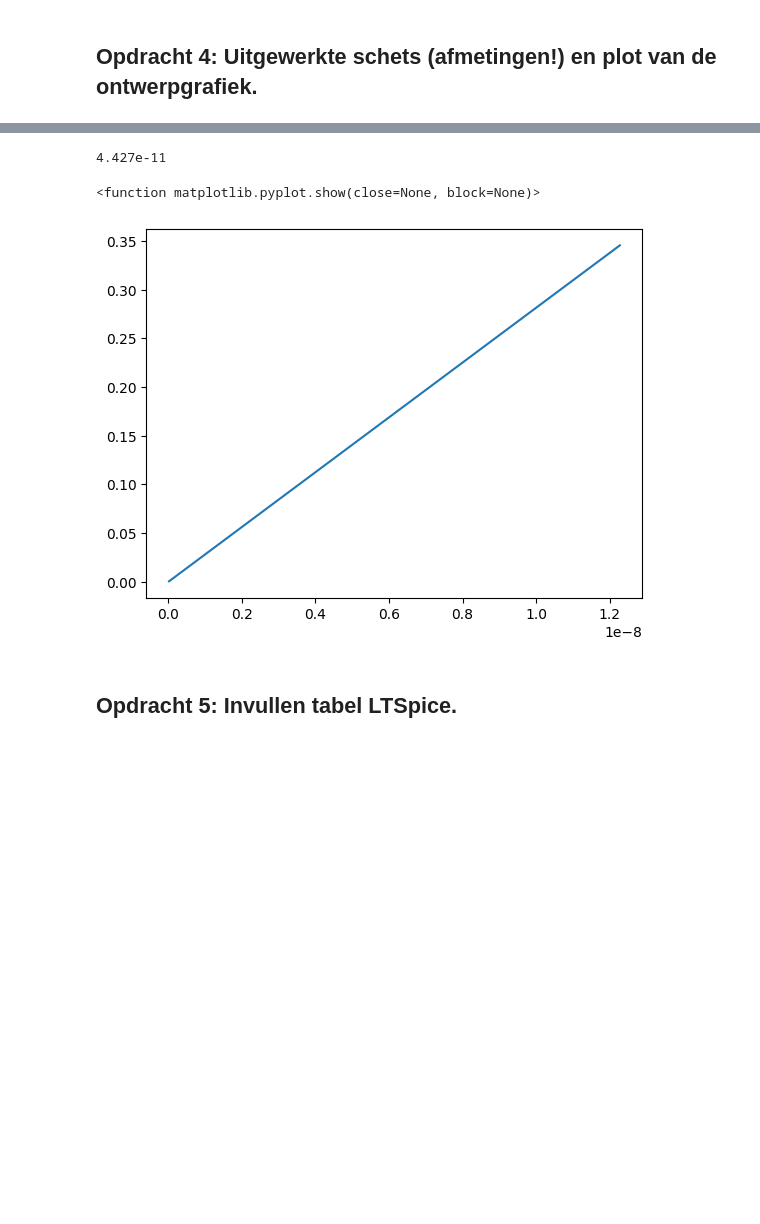
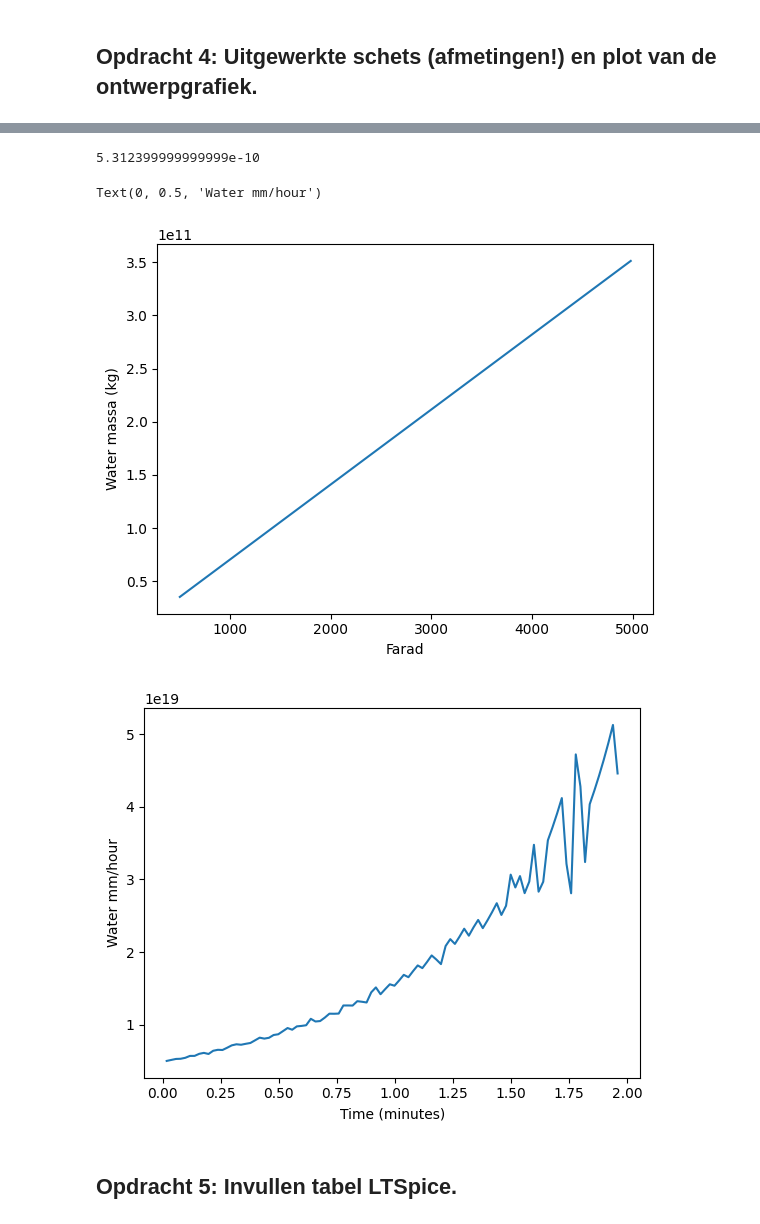
Before and after one commit to tijnderks-maker/opdrachten-DEF-D, a Jupyter notebook: FysiekeOntwerpopdrachten/2OntwerpEenSensorCondensator/DEFOntwerpopdracht2OntwerpEenSensorInvulTemplate.ipynb, the cells around one changed output, grey strips where cells are left out. Saved outputs shown, nothing was run; the diff lists cells and outputs as text; code cells hidden in the pictures; blank space fills up the shorter version.

```diff
--- a/FysiekeOntwerpopdrachten/2OntwerpEenSensorCondensator/DEFOntwerpopdracht2OntwerpEenSensorInvulTemplate.ipynb
+++ b/FysiekeOntwerpopdrachten/2OntwerpEenSensorCondensator/DEFOntwerpopdracht2OntwerpEenSensorInvulTemplate.ipynb
@@ -90,7 +90,7 @@ Pas deze tekst aan: Wij gaan een sensor maken die mL per uur meet.
 
 #parameters
 A= 0.15*0.1#m^2
-d= 3e-3#m
+d= 5e-3#m
 R = np.array([])
 C = np.array([])
 
@@ -99,30 +99,34 @@ def vlakkeplaat(eps,A,d):
     C = eps*A/d
     return C
 
-print(vlakkeplaat(epsilon0, A, d))
+print(vlakkeplaat(epsilon0*20, A, d))
 #plt.plot(R,C)
 # %% [output]
-4.427e-11
+5.312399999999999e-10
 # %%
 import numpy as np
 import matplotlib.pyplot as plt
 # Data
-Voltage = np.zeros(5)
-Time = np.zeros(5)*60 # Seconds from start
 
+# Dummy data
 
+Farad = np.array([500, 1000, 1500, 2000, 2500, 3000, 3500, 4000])
+Time = np.array([1, 5, 10, 20, 25, 32, 60, 120])*60 # Seconds from start
+
+Farad = np.geomspace(500, 5000, num=100)
+Time = np.linspace(1, 120, 100)
 
 # CONSTANTS
 height = 0.15       # Meter
 width = 0.10        # Meter
-thickness = 0.003   # Meter
+thickness = 0.005   # Meter
 
 Area = height*width
 Volume = Area*thickness
 
 # Epsilon values
 eps0 = epsilon0
-eps_S = eps0*1.1
+eps_S = eps0*20
 eps_W = eps0*80.1   # Op kamertemperatuur, K=293
 
 Max_Volume_Constant = 0.85  # Max percentage that the sponge can be saturated with water
@@ -131,6 +135,12 @@ Mass_max_water = Volume*1000*Max_Volume_Constant    # Maximum mass of water spon
 # Setup values
 C_ref = 100e-12 # Reference condensator in pF
 V_ref = 5       # Reference input voltage in V
+
+def FaradToVolatge(Farad):
+    return (Farad*V_ref)/(Farad+C_ref)
+
+Voltages = FaradToVolatge(Farad)
+
 
 def VoltageMass(Voltage):   # Calculates amount of water present in the sponge
     term1 = Mass_max_water/(Max_Volume_Constant*eps_W)
@@ -144,46 +154,48 @@ def VoltageFarad(Voltages):
     return Farad
 
 # Dummy data
-Voltages = np.linspace(1, 5, 100)
+#Voltages = np.linspace(1, 5, 100)
 
 plt.figure()
 plt.plot(VoltageFarad(Voltages), VoltageMass(Voltages))
 plt.xlabel("Farad")
 plt.ylabel("Water massa (kg)")
 plt.show
 
 
 # Part 2: Calculating rate of change
 Top_Area = width*thickness
-dt = int(1)     # Measurements
+dt = int(2)     # Measurements
 
 Masses = VoltageMass(Voltages)
 
 def mm_water(d_Mass):
     return (d_Mass/Top_Area)
 
 # Calculate mass differences between points
-dMass = np.zeros(len(Masses)-1)
+dMass = np.zeros(len(Masses) - dt)
 for index in range(len(Masses) - dt):   # Calculates difference in mass between two points
     dMass[index] = Masses[index+dt]-Masses[index]
+
 dTimes = np.zeros(len(Time) - dt)
 for index in range(len(Time) - dt):
     dTimes[index] = Time[index+dt] - Time[index]
 
 # dTimes is in seconds, convert to hours:
-dTimesH = dTimes*3600
+dTimesH = dTimes/3600
 percipitation_mm = mm_water(dMass)
 
 # Percipitation in mm/h
 water_rate = percipitation_mm/dTimesH
 
 plt.figure()
-plt.plot(Time[:-1], water_rate*1000)
-plt.xlabel('Time')
+plt.plot(Time[:-dt]/60, water_rate*1000)
+plt.xlabel('Time (minutes)')
 plt.ylabel('Water mm/hour')
 # %% [output]
-<function matplotlib.pyplot.show(close=None, block=None)>
+Text(0, 0.5, 'Water mm/hour')
-[figure, old version]
+[figure, new version]
+[figure, added]
 # %% [markdown]
 ## Opdracht 5: Invullen tabel LTSpice.
 # %% [markdown]
```
Also changed, not shown: parts of 1 cell of this notebook.
